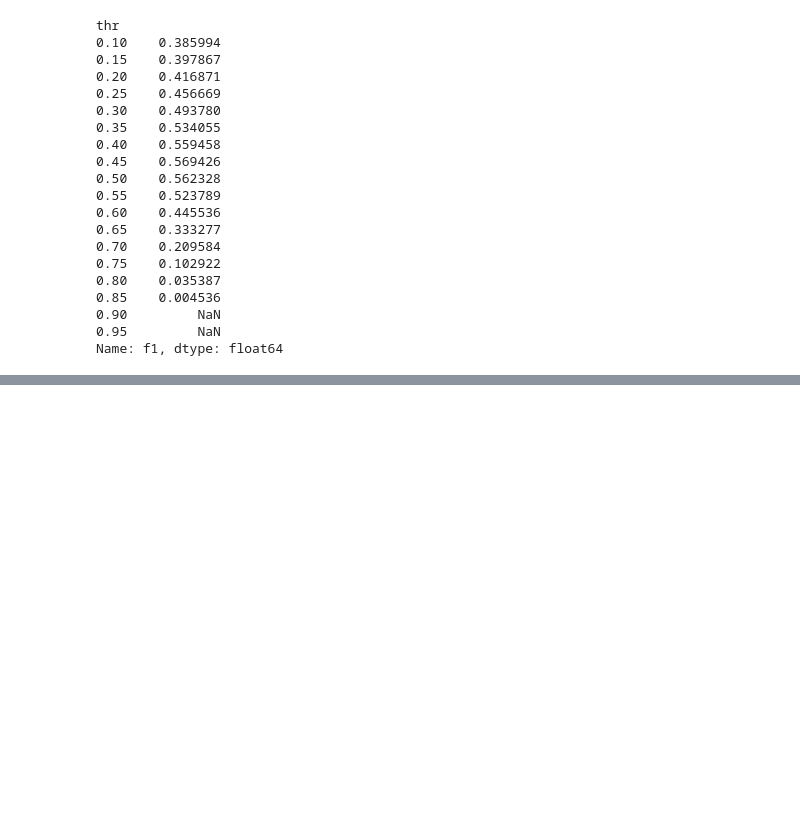
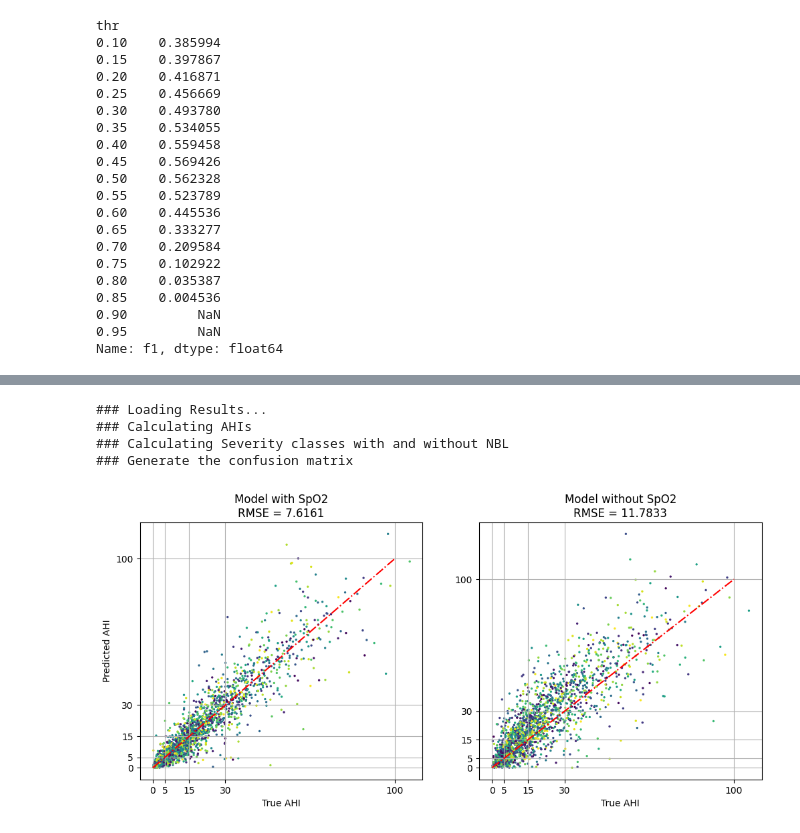
Before and after one commit to JulianBvW/Wearable-Sleep-Event-Detection, a Jupyter notebook: Notebooks/62_plot_generation.ipynb, the cells around one changed output, grey strips where cells are left out. Cells and saved outputs as stored; diff of their text form; code cells hidden in the pictures; blank space fills up the shorter version.

Commit message:
AHI plots

```diff
--- a/Notebooks/62_plot_generation.ipynb
+++ b/Notebooks/62_plot_generation.ipynb
@@ -181,0 +252,54 @@ Name: f1, dtype: float64
+# %%
+print('### Loading Results...')
+y_pred_no_spo2, y_true_no_spo2, hypnogram_data_no_spo2, class_data_no_spo2 = combine_fold_results(runs[1], folds, epoch, drop_sep=False)
+
+print('### Calculating AHIs')
+ahis_pred_no_spo2, ahis_true_no_spo2 = get_ahis(y_pred_no_spo2, y_true_no_spo2, hypnogram_data_no_spo2, class_data_no_spo2, thr, correctify=True, correctify_size=3, tsts=tst_df['tst_true'].values)
+
+print('### Calculating Severity classes with and without NBL')
+ahi_severitys_pred_no_spo2 = [get_ahi_severity_class(ahi) for ahi in ahis_pred_no_spo2]
+ahi_severitys_true_no_spo2 = [get_ahi_severity_class(ahi) for ahi in ahis_true_no_spo2]
+ahi_severitys_pred_NBL_no_spo2 = []
+for ahi, ahi_severity_true in zip(ahis_pred_no_spo2, ahi_severitys_true_no_spo2):
+    hard_severity = get_ahi_severity_class(ahi)
+    soft_severity = get_ahi_severity_class_NBL(ahi)
+    if soft_severity == ahi_severity_true:
+        ahi_severitys_pred_NBL_no_spo2.append(soft_severity)
+    else:
+        ahi_severitys_pred_NBL_no_spo2.append(hard_severity)
+
+print('### Generate the confusion matrix')
+confusion_matrix_no_spo2 = [[0]*4 for _ in range(4)]
+for ahi_severity_pred, ahi_severity_true in zip(ahi_severitys_pred_no_spo2, ahi_severitys_true_no_spo2):
+    confusion_matrix_no_spo2[ahi_severity_true][ahi_severity_pred] += 1
+confusion_matrix_NBL_no_spo2 = [[0]*4 for _ in range(4)]
+for ahi_severity_pred, ahi_severity_true in zip(ahi_severitys_pred_NBL_no_spo2, ahi_severitys_true_no_spo2):
+    confusion_matrix_NBL_no_spo2[ahi_severity_true][ahi_severity_pred] += 1
+# %% [output]
+### Loading Results...
+### Calculating AHIs
+### Calculating Severity classes with and without NBL
+### Generate the confusion matrix
+# %%
+_, (ax1, ax2) = plt.subplots(1, 2, figsize=(12, 5))
+
+ax1.scatter(ahis_true_spo2, ahis_pred_spo2, s=2, c=np.random.rand(len(ahis_true_spo2), 1))
+ax1.plot([0, 100], [0, 100], 'r-.')
+ax1.set_title(f'Model with SpO2\nRMSE = {np.sqrt(((np.array(ahis_pred_spo2) - np.array(ahis_true_spo2)) ** 2).mean()):.4f}')
+ax1.set_xlabel('True AHI')
+ax1.set_ylabel('Predicted AHI')
+ax1.set_xticks([0, 5, 15, 30, 100])
+ax1.set_yticks([0, 5, 15, 30, 100])
+ax1.grid()
+
+ax2.scatter(ahis_true_no_spo2, ahis_pred_no_spo2, s=2, c=np.random.rand(len(ahis_true_no_spo2), 1))
+ax2.plot([0, 100], [0, 100], 'r-.')
+ax2.set_title(f'Model without SpO2\nRMSE = {np.sqrt(((np.array(ahis_pred_no_spo2) - np.array(ahis_true_no_spo2)) ** 2).mean()):.4f}')
+ax2.set_xlabel('True AHI')
+ax2.set_xticks([0, 5, 15, 30, 100])
+ax2.set_yticks([0, 5, 15, 30, 100])
+ax2.grid()
+
+plt.show()
+# %% [output]
+[figure, added]
```
Also changed, not shown: parts of 4 cells of this notebook.
